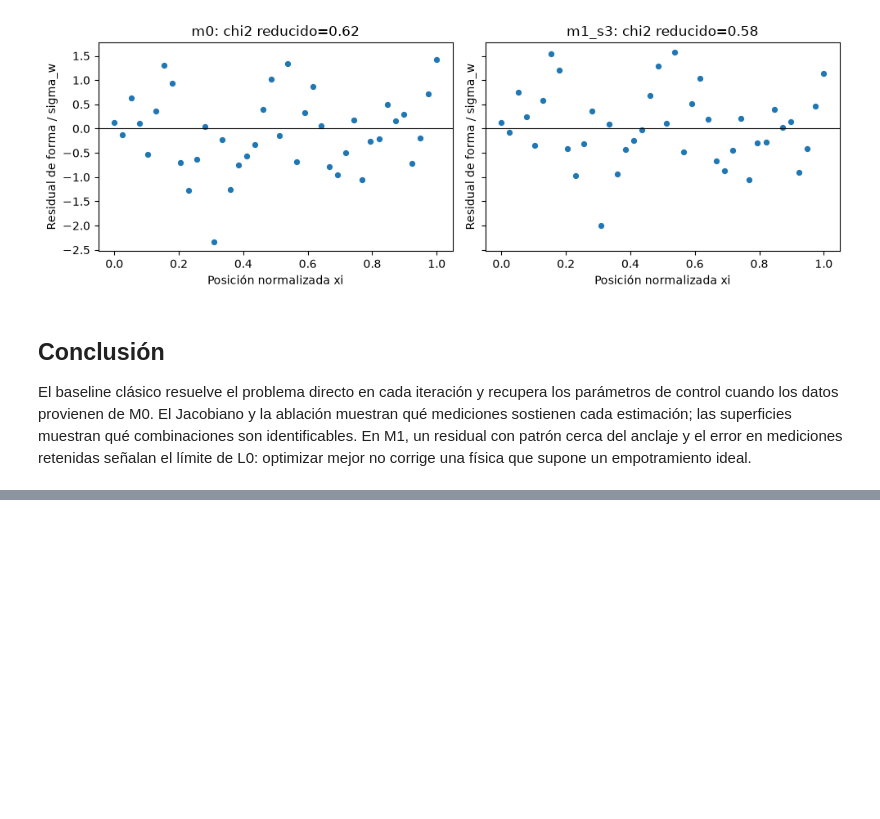
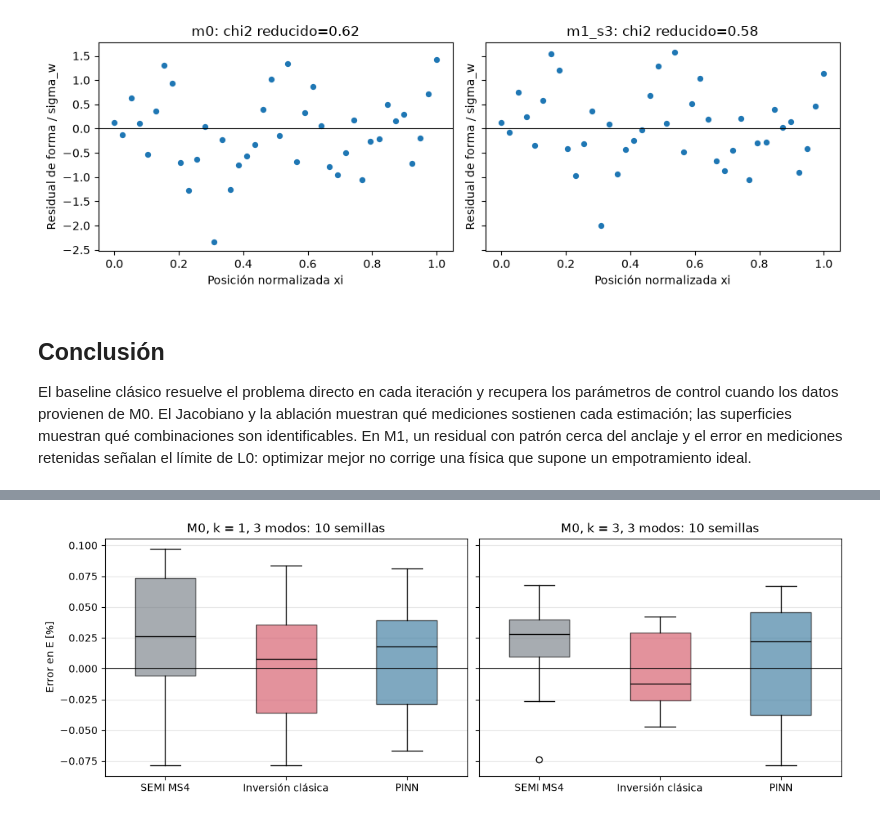
Before and after one commit to isabellaarangor/proyecto-integrador-team39-MNA, a Jupyter notebook: entregables/avance3/Avance3.39.ipynb, the cells around one changed output, grey strips where cells are left out. Cells and saved outputs as stored; diff of their text form; code cells hidden in the pictures; blank space fills up the shorter version.

```diff
--- a/entregables/avance3/Avance3.39.ipynb
+++ b/entregables/avance3/Avance3.39.ipynb
@@ -705,0 +719,16 @@ tablas generadas por este notebook.
+# %%
+m0 = principal[(principal["caso"] == "m0") & (principal["n_modos"] == 3)]
+fig, axes = plt.subplots(1, 2, figsize=(11, 3.8), sharey=True, constrained_layout=True)
+for ax, k in zip(axes, (1, 3)):
+    datos = [m0[(m0["k"] == k) & (m0["metodo"] == m)]["error_E_pct"] for m in METODOS]
+    cajas = ax.boxplot(datos, patch_artist=True, widths=0.5, medianprops={"color": "black"})
+    ax.set_xticks(range(1, len(METODOS) + 1), [metricas.NOMBRES[m] for m in METODOS])
+    for caja, m in zip(cajas["boxes"], METODOS):
+        caja.set(facecolor=metricas.COLORES[m], alpha=0.6)
+    ax.axhline(0, color="black", lw=0.8)
+    ax.set(title=f"M0, k = {k}, 3 modos: 10 semillas")
+    ax.grid(alpha=0.3, axis="y")
+axes[0].set_ylabel("Error en E [%]")
+plt.show()
+# %% [output]
+[figure, added]
```
Also changed, not shown: parts of 45 cells of this notebook, 4 other files.
